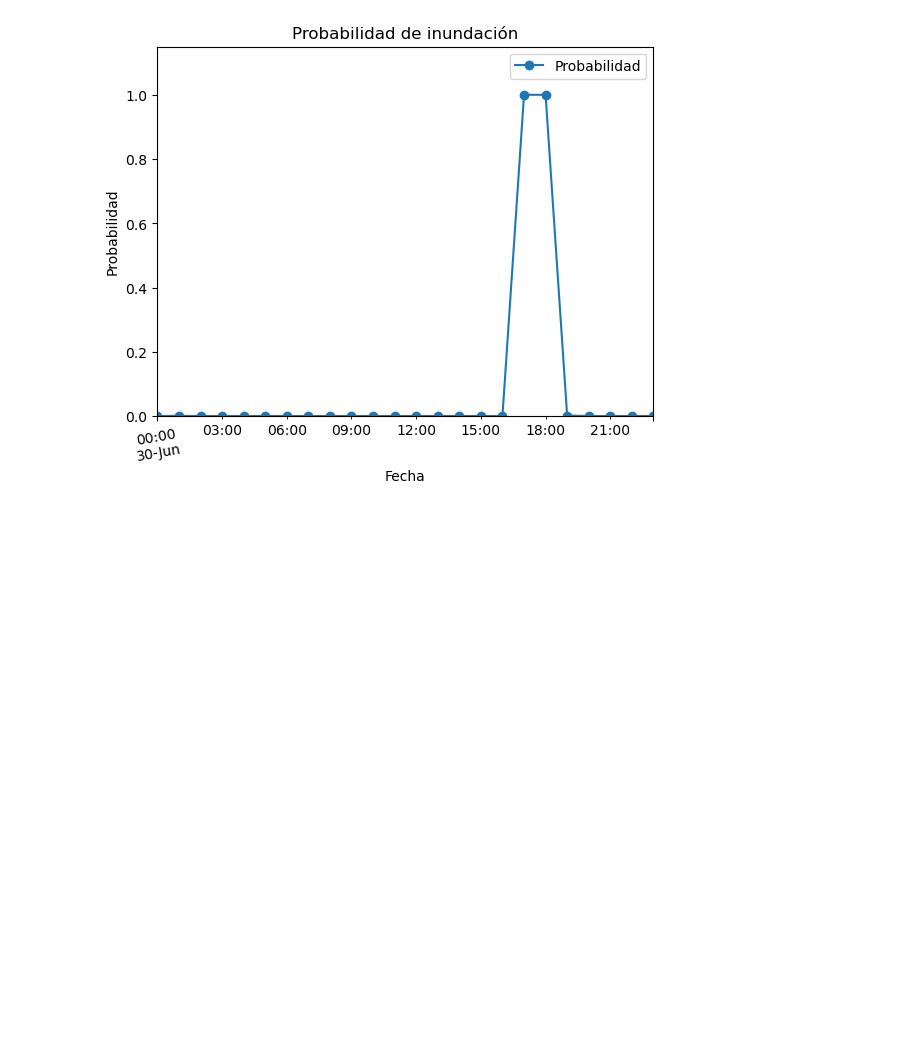
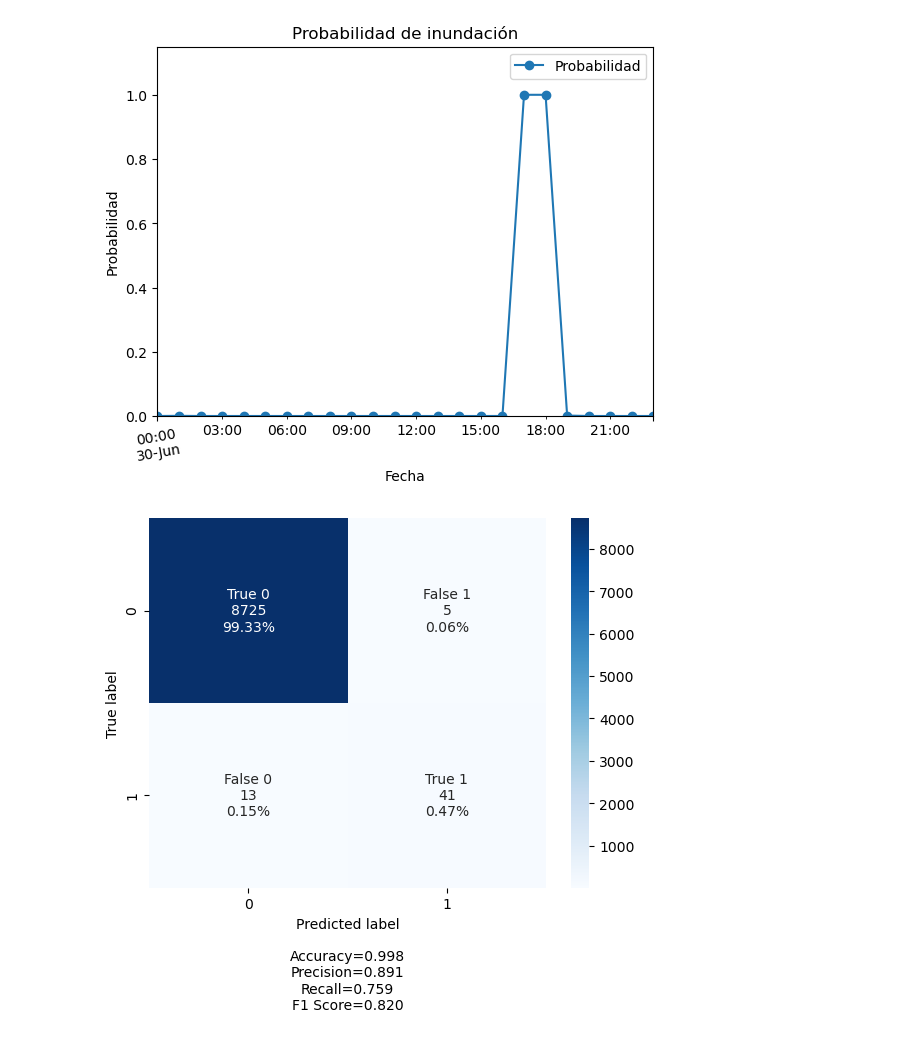
Before and after one commit to groloboy/Tesis-ETL-Modelo, a Jupyter notebook: Modeling/Tanformer model.ipynb, the cells around one changed output. Saved outputs shown, nothing was run; the diff lists cells and outputs as text; code cells hidden in the pictures; blank space fills up the shorter version.

Commit message:
Model tests

```diff
--- a/Modeling/Tanformer model.ipynb
+++ b/Modeling/Tanformer model.ipynb
@@ -34,8 +34,8 @@ def readucr(filename):
     x = data[:, 0:-1]
     return x, y.astype(int)
 
-x_train, y_train = readucr("data/cleaned/datos_train.csv")
-x_test, y_test = readucr("data/cleaned/datos_test.csv")
+x_train, y_train = readucr("data/datos_train.csv")
+x_test, y_test = readucr("data/datos_test.csv")
 
 x_train = x_train.reshape((x_train.shape[0], x_train.shape[1], 1))
 x_test = x_test.reshape((x_test.shape[0], x_test.shape[1], 1))
@@ -206,7 +206,7 @@ WARNING:absl:Found untraced functions such as query_layer_call_fn, query_layer_c
 INFO:tensorflow:Assets written to: ./binary_class_model_100\assets
 INFO:tensorflow:Assets written to: ./binary_class_model_100\assets
 # %%
-model = load_model(f'models/binary_class_model_{batch}.h5', compile = True)
+model = load_model(f'../Models/binary_class_model_{batch}.h5', compile = True)
 # %%
 use_samples = [
 [0.0,0.0,0.0,0.0],
@@ -303,0 +402,12 @@ plt.show()
+# %%
+from sklearn.metrics import confusion_matrix
+import seaborn as sns
+predictions = model.predict(x_test)
+predictions_list = [predictions.flat[i] for i in range(1,len(predictions.flat),2)]
+predictions_list = np.around(predictions_list)
+labels = ['True 0','False 1','False 0','True 1']
+categories = ['0', '1']
+make_confusion_matrix(confusion_matrix(y_test,predictions_list),cmap='Blues',group_names=labels,categories=categories)
+plt.show()
+# %% [output]
+[figure, added]
```
Also changed, not shown: parts of 2 cells of this notebook.
